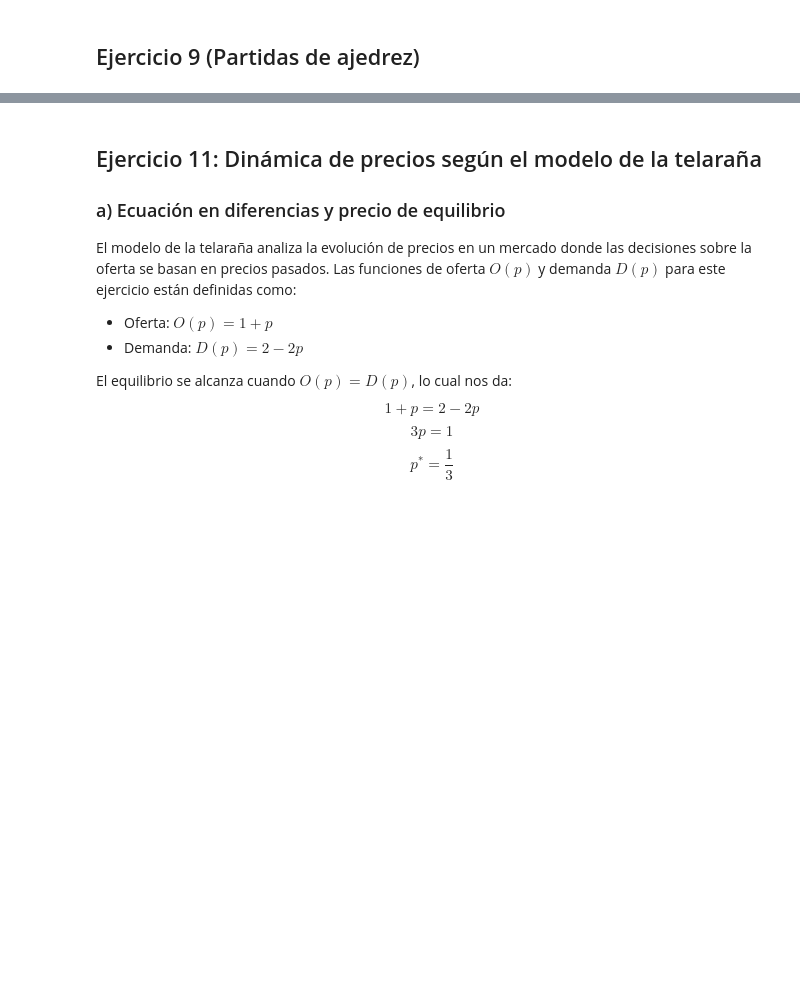
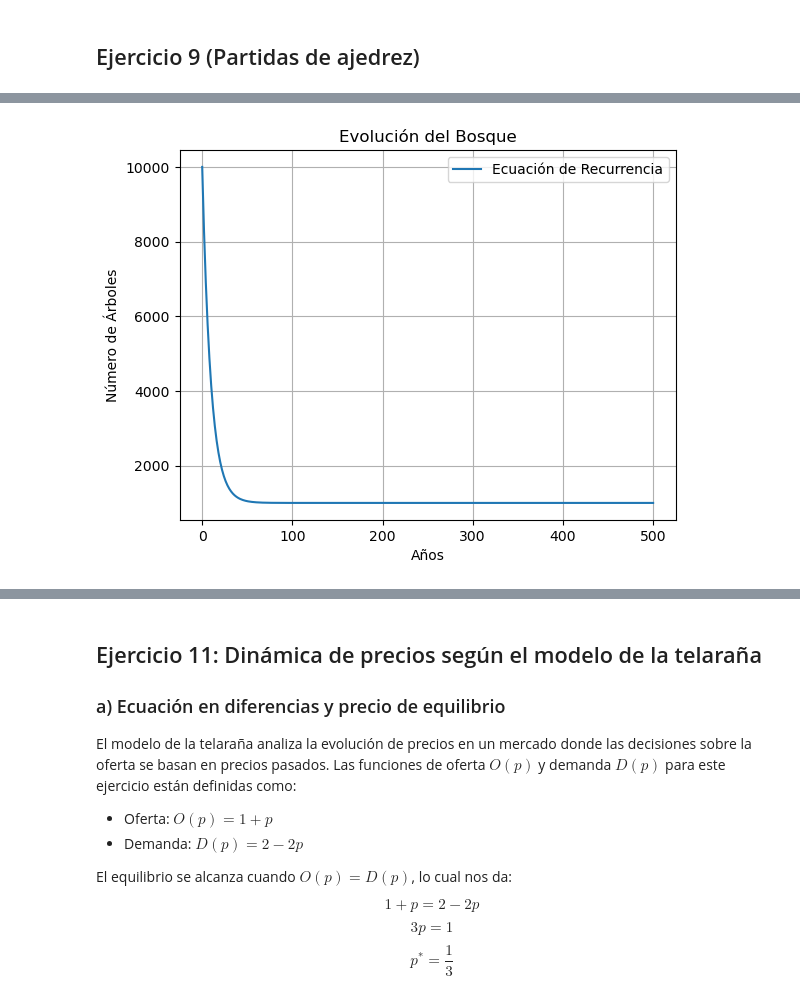
Before and after one commit to roberlks/ModelosMatematicos, a Jupyter notebook: MenuModelos.ipynb, the cells around one changed output, grey strips where cells are left out. Cells and saved outputs as stored; diff of their text form; code cells hidden in the pictures; blank space fills up the shorter version.

```diff
--- a/MenuModelos.ipynb
+++ b/MenuModelos.ipynb
@@ -561,0 +527,89 @@ Precio mínimo de venta por árbol para cubrir el coste de plantación: 1 euro
+# %%
+import matplotlib.pyplot as plt
+
+# Simular la evolución del bosque durante los años especificados mediante
+# la ecuación de recurrencia p_n = 0.9 * p_{n-1} + K
+def bosque_recurrencia(p_0, K, years, bosque):
+    # Lista para almacenar el tamaño del bosque cada año
+    bosque.append(p_0)
+
+    # Iterar para calcular el tamaño del bosque en cada año
+    for n in range(1, years + 1):
+        p_next = 0.9 * bosque[n-1] + K
+        bosque.append(p_next)
+
+    return bosque
+
+# Simular la evolución del bosque durante los años especificados mediante
+# la solución de la ecuación de recurrencia p_n=(p_0-K/0.1)*0.9^n+K/0.1
+def bosque_solucion(p_0, K, years, bosque):
+    # Lista para almacenar el tamaño del bosque cada año
+    bosque.append(p_0)
+
+    # Iterar para calcular el tamaño del bosque en cada año
+    for n in range(1, years + 1):
+        p_next = (p_0 - K/0.1) * 0.9**n + K/0.1
+        bosque.append(p_next)
+
+    return bosque
+
+# El objetivo será ver que las soluciones obtenidas con ambas
+# formulaciones son iguales (la ecuación de recurrencia y la solución de la ecuación de recurrencia)
+
+
+# Parámetros iniciales
+p_0 = 10000  # Tamaño inicial del bosque
+K = 100     # Número fijo de árboles plantados cada año
+years = 500  # Número de años a simular
+
+# Lista para almacenar el tamaño del bosque cada año con los dos métodos
+arboles_rec= []
+arboles_sol = []
+
+# Simular la evolución del bosque mediante la ecuación de recurrencia
+bosque_recurrencia(p_0, K, years, arboles_rec)
+bosque_solucion(p_0, K, years, arboles_sol)
+
+
+# Graficar la evolución del tamaño del bosque
+graficar(range(years+1), arboles_rec, 'Ecuación de Recurrencia', 'Años', 'Número de Árboles', 'Evolución del Bosque')
+graficar(range(years+1), arboles_sol, 'Solución de la Recurrencia', 'Años', 'Número de Árboles', 'Evolución del Bosque')
+
+# Imprimir los resultados cada 5 valores en líneas distintas
+for i in range(0, len(arboles_rec), 5):
+    print(arboles_rec[i:i+5])
+
+# Imprimir los resultados cada 5 valores en líneas distintas
+for i in range(0, len(arboles_sol), 5):
+    print(arboles_sol[i:i+5])
+
+# En la muestra de los resultados (numeros de arboles) se puede ver que los valores son iguales
+# y que el número de arboles a largo plazo tiende a 10K
+
+# Dada la ecuación de recurrencia de las ganancias v_n en el periodo n,
+# v_{n+1}=0,1*v*p_n-K, veamos que a largo plazo converge a K(v-1)
+
+v=1.5
+
+def ganancias_recurrencia(v, p_0, K, years, ganancias, arboles):
+    # Lista para almacenar las ganancias cada año
+    ganancias.append(0.1 * v * p_0 - K)
+
+    # Iterar para calcular las ganancias en cada año
+    for n in range(1, years + 1):
+        ganancia_next = 0.1 * v * arboles[n-1] - K
+        ganancias.append(ganancia_next)
+
+    return ganancias
+
+ganancias= []
+ganancias_recurrencia(v, p_0, K, years, ganancias, arboles_sol)
+
+graficar(range(years+1), ganancias, 'Ecuación de Recurrencia', 'Años', 'Ganancias', 'Evolución de las Ganancias')
+# Imprimir los resultados cada 5 valores en líneas distintas
+for i in range(0, len(ganancias), 5):
+    print(ganancias[i:i+5])
+
+# Se puede observar en la muetra de los valores que efectivamente tiende a K(v-1) a largo plazo
+# %% [output]
+[figure, added]
```
Also changed, not shown: parts of 18 cells of this notebook.
